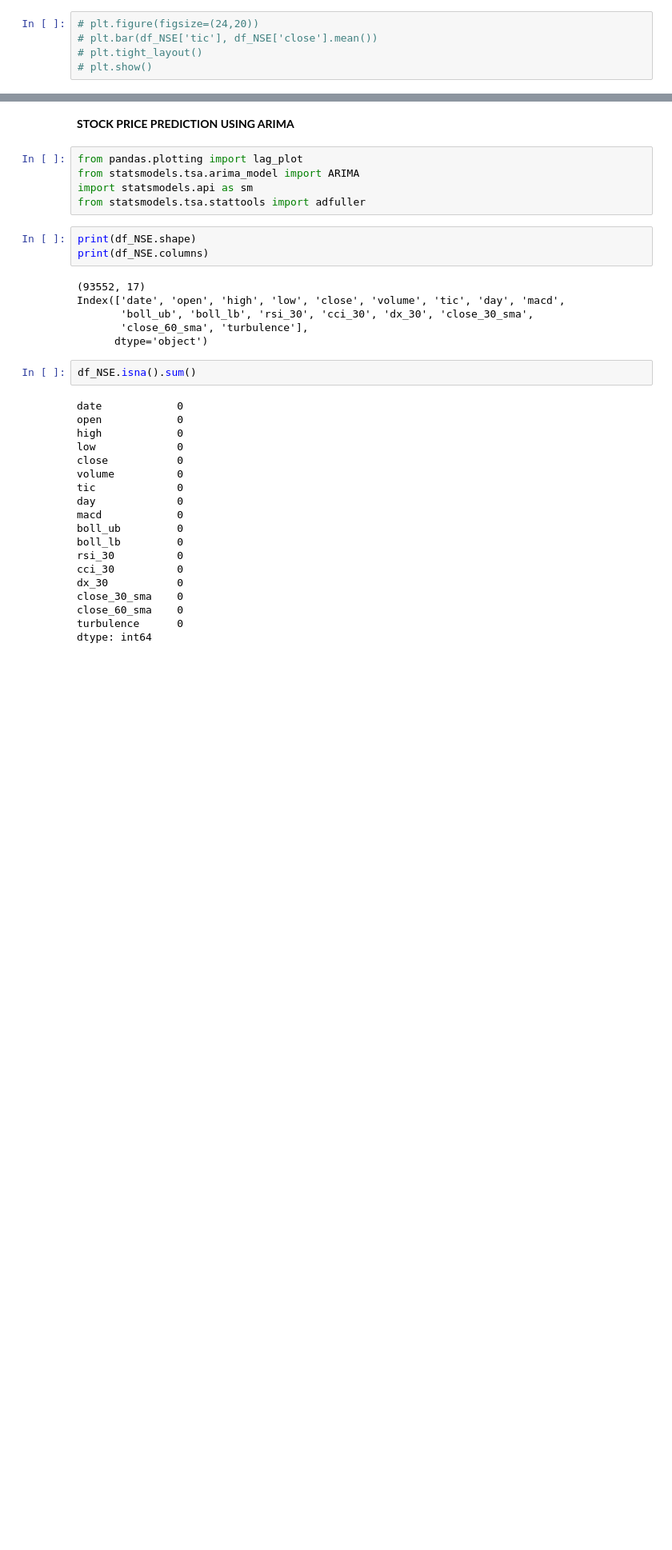
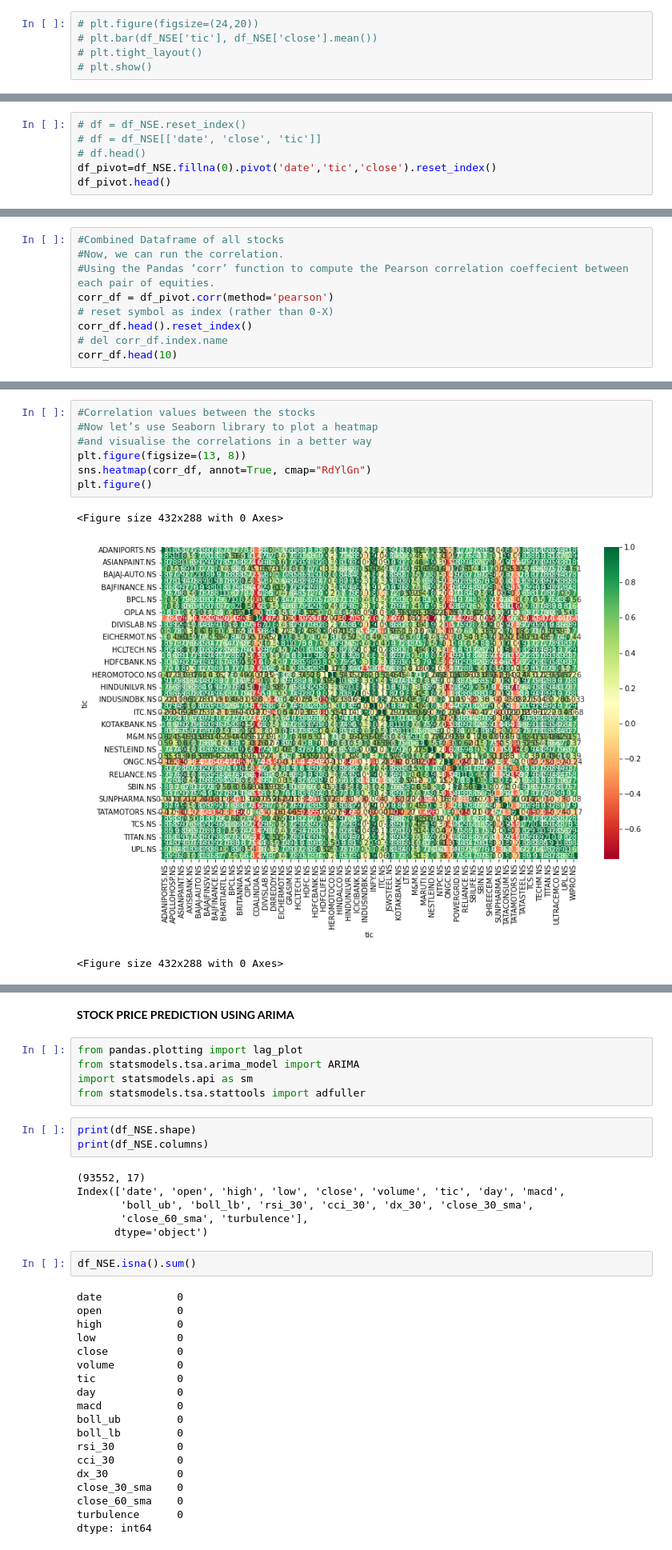
Before and after one commit to srilav/neuralnetwork, a Jupyter notebook: Team_11_Capstone_Project.ipynb, the cells around one changed output, grey strips where cells are left out. Shown at 80% size. Drawn from its saved outputs; the diff is of its cells as text; blank space fills up the shorter version.

```diff
--- a/Team_11_Capstone_Project.ipynb
+++ b/Team_11_Capstone_Project.ipynb
@@ -170,0 +262,6 @@ Name: close, Length: 48, dtype: float64
+# %%
+# df = df_NSE.reset_index()
+# df = df_NSE[['date', 'close', 'tic']]
+# df.head()
+df_pivot=df_NSE.fillna(0).pivot('date','tic','close').reset_index()
+df_pivot.head()
@@ -170,0 +276,9 @@ Name: close, Length: 48, dtype: float64
+# %%
+#Combined Dataframe of all stocks
+#Now, we can run the correlation.
+#Using the Pandas ‘corr’ function to compute the Pearson correlation coeffecient between each pair of equities.
+corr_df = df_pivot.corr(method='pearson')
+# reset symbol as index (rather than 0-X)
+corr_df.head().reset_index()
+# del corr_df.index.name
+corr_df.head(10)
@@ -170,0 +299,11 @@ Name: close, Length: 48, dtype: float64
+# %%
+#Correlation values between the stocks
+#Now let’s use Seaborn library to plot a heatmap
+#and visualise the correlations in a better way
+plt.figure(figsize=(13, 8))
+sns.heatmap(corr_df, annot=True, cmap="RdYlGn")
+plt.figure()
+# %% [output]
+<Figure size 432x288 with 0 Axes>
+[figure, added]
+<Figure size 432x288 with 0 Axes>
```
Also changed, not shown: parts of 21 cells of this notebook.
